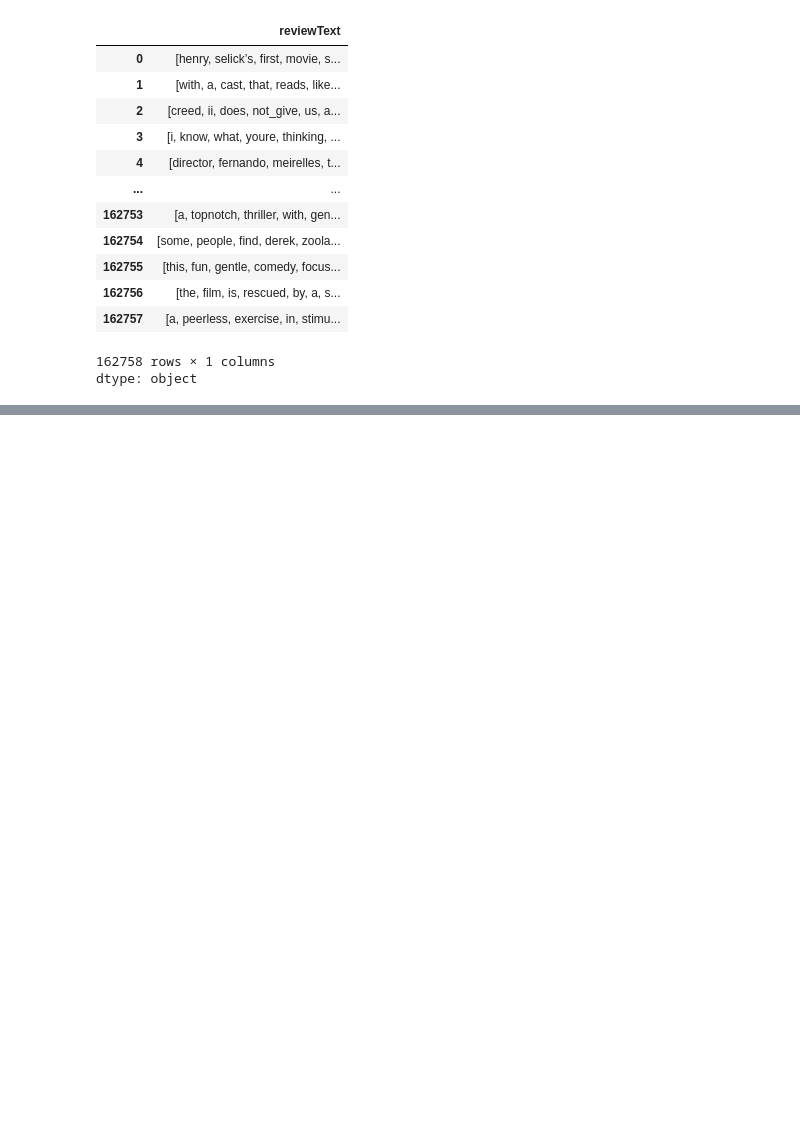
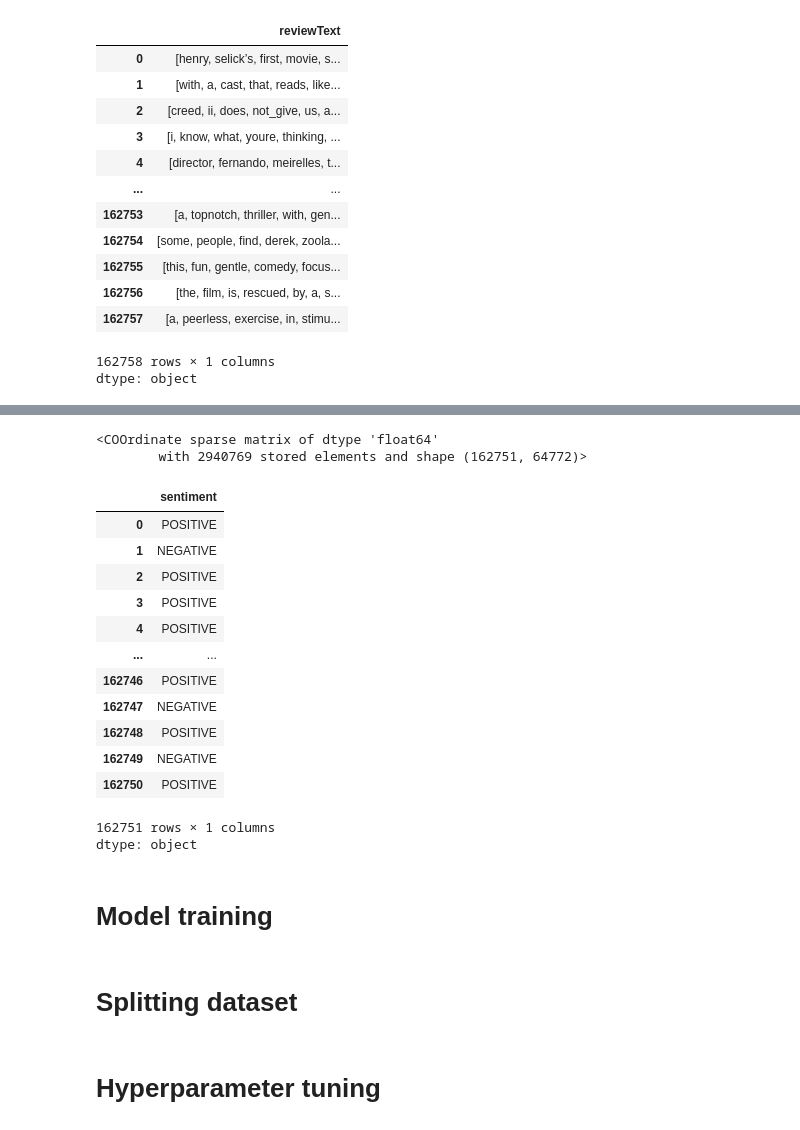
Before and after one commit to madhurasharan/Sentimental-Analysis-on-movie-reviews, a Jupyter notebook: Sentimental_analysis.ipynb, the cells around one changed output, grey strips where cells are left out. Drawn from its saved outputs; the diff is of its cells as text; code cells hidden in the pictures; blank space fills up the shorter version.

```diff
--- a/Sentimental_analysis.ipynb
+++ b/Sentimental_analysis.ipynb
@@ -564,19 +564,3 @@ train_data['reviewText']
 | 162757 | [a, peerless, exercise, in, stimu... |
 162758 rows × 1 columns
 dtype: object
-# %%
-import pandas as pd
-import nltk
-from nltk.tokenize import word_tokenize
-nltk.download('punkt_tab')
-
-# Download punkt tokenizer
-nltk.download('punkt')
-
-# Function to remove short words (less than 3 characters)
-def remove_short_words(words):
-    return [word for word in words if len(word) >= 3]
-
-# Assuming your dataframe is already loaded
-train_data['reviewText'] = train_data['reviewText'].astype(str).apply(word_tokenize)
-train_data['reviewText'] = train_data['reviewText'].apply(remove_short_words)
@@ -623,0 +605,43 @@ train_data['reviewText']
+# %%
+# Create mask for non-empty reviewText
+valid_mask = train_data['reviewText'].str.strip() != ''
+
+# Filter scaled features by mask
+audience_Score_scaled_filtered = audience_Score_scaled[valid_mask.values]
+runtime_Minutes_scaled_filtered = runtime_Minutes_scaled[valid_mask.values]
+
+# Filter train_data and reset index
+train_data = train_data[valid_mask].reset_index(drop=True)
+
+# Now fit_transform tfidf on filtered train_data
+tfidf_matrix = tfidf_vectorizer.fit_transform(train_data['reviewText'])
+
+# Concatenate all features
+from scipy.sparse import hstack
+concatenated_features = hstack((audience_Score_scaled_filtered, runtime_Minutes_scaled_filtered, tfidf_matrix))
+concatenated_features
+# %% [output]
+<COOrdinate sparse matrix of dtype 'float64'
+        with 2940769 stored elements and shape (162751, 64772)>
+# %%
+y=train_data['sentiment']
+y
+# %% [output]
+|  | sentiment |
+| 0 | POSITIVE |
+| 1 | NEGATIVE |
+| 2 | POSITIVE |
+| 3 | POSITIVE |
+| 4 | POSITIVE |
+| ... | ... |
+| 162746 | POSITIVE |
+| 162747 | NEGATIVE |
+| 162748 | POSITIVE |
+| 162749 | NEGATIVE |
+| 162750 | POSITIVE |
+162751 rows × 1 columns
+dtype: object
+# %% [markdown]
+# **Model training**
+# %% [markdown]
+# Splitting dataset
@@ -623,0 +654,2 @@ train_data['reviewText']
+# %% [markdown]
+# Hyperparameter tuning
```
Also changed, not shown: parts of 20 cells of this notebook.
